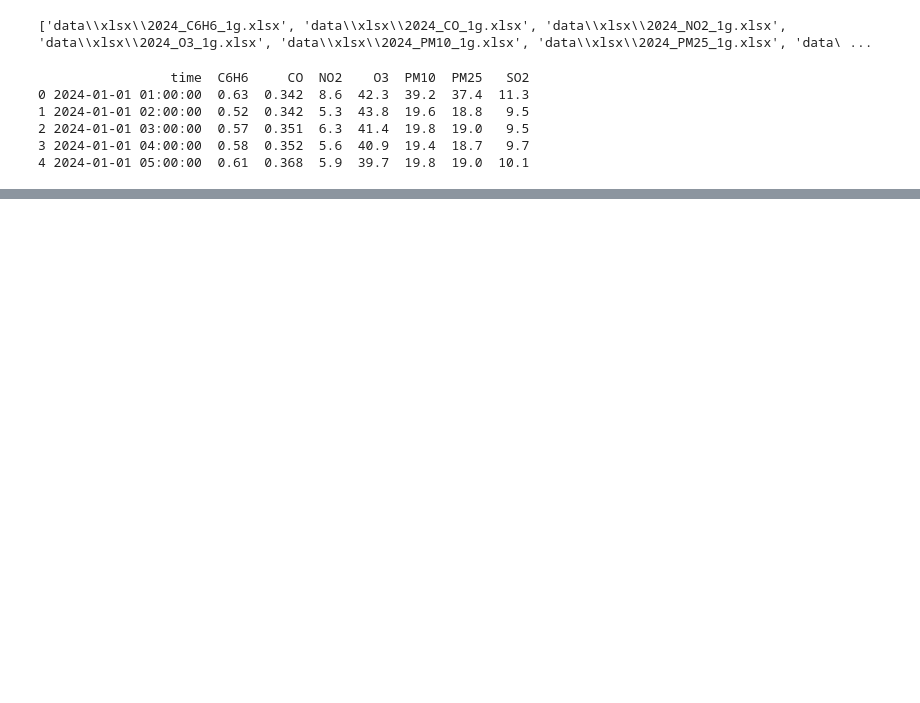
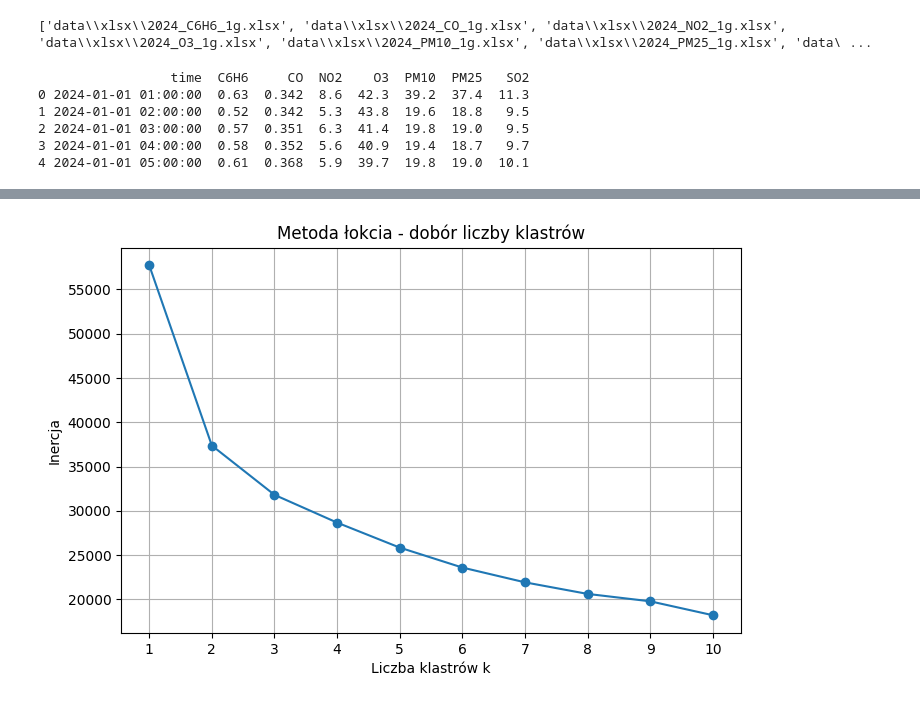
Before and after one commit to martmar02/odwos, a Jupyter notebook: prepare_data.ipynb, the cells around one changed output, grey strips where cells are left out. Drawn from its saved outputs; the diff is of its cells as text; code cells hidden in the pictures; blank space fills up the shorter version.

```diff
--- a/prepare_data.ipynb
+++ b/prepare_data.ipynb
@@ -75,0 +156,6 @@ print(df.head())
+# %%
+X = df[names].copy().dropna()
+
+print("Macierz cech X:")
+print(X.head())
+print("\nRozmiar macierzy:", X.shape)
@@ -75,0 +172,15 @@ print(df.head())
+# %%
+from sklearn.preprocessing import StandardScaler
+
+scaler = StandardScaler()
+
+X_scaled_array = scaler.fit_transform(X)
+
+X_scaled = pd.DataFrame(X_scaled_array, columns=names)
+
+print("Standaryzowane dane:")
+print(X_scaled.head())
+print("\nŚrednia kolumn po standaryzacji:")
+print(X_scaled.mean())
+print("\nWariancja kolumn po standaryzacji:")
+print(X_scaled.var())
@@ -75,0 +205,21 @@ print(df.head())
+# %%
+from sklearn.cluster import KMeans
+import matplotlib.pyplot as plt
+
+inertia_list = []
+
+for k in range(1, 11):
+    kmeans = KMeans(n_clusters=k, random_state=42)
+    kmeans.fit(X_scaled)
+    inertia_list.append(kmeans.inertia_)
+
+plt.figure(figsize=(8,5))
+plt.plot(range(1, 11), inertia_list, marker='o')
+plt.title("Metoda łokcia - dobór liczby klastrów")
+plt.xlabel("Liczba klastrów k")
+plt.ylabel("Inercja")
+plt.xticks(range(1, 11))
+plt.grid(True)
+plt.show()
+# %% [output]
+[figure, added]
```
Also changed, not shown: parts of 10 cells of this notebook.
